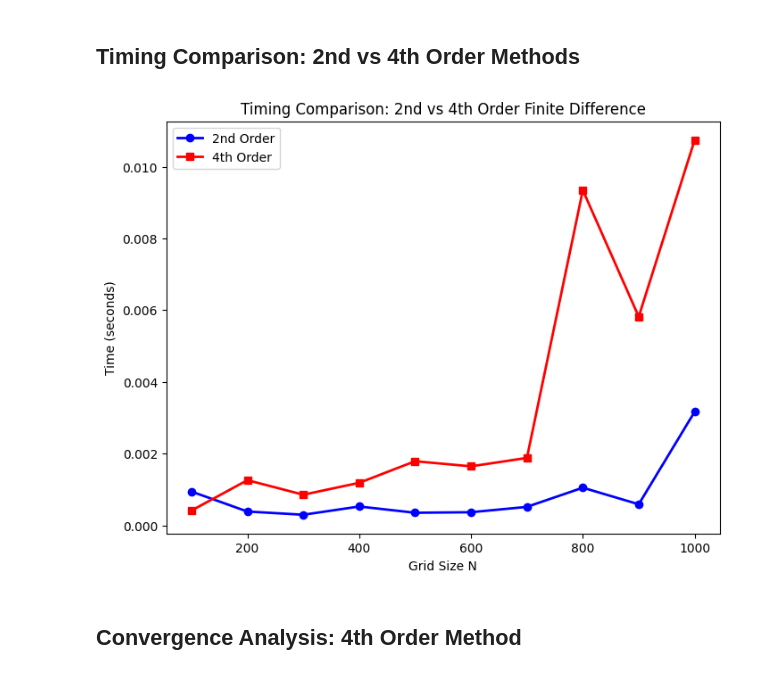
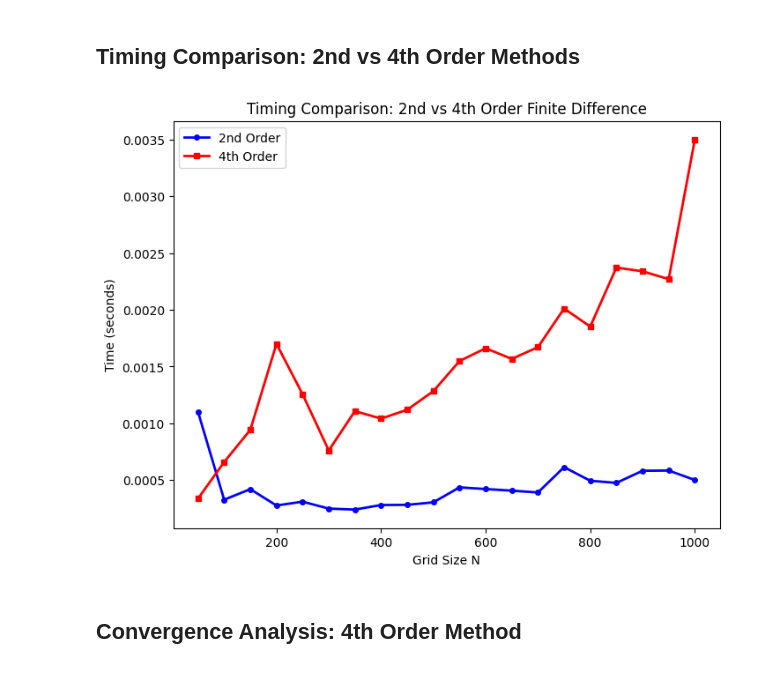
Before and after one commit to hillerj1/Thesis, a Jupyter notebook: fd4_QSHO_clean.ipynb, the cells around one changed output. Saved outputs shown, nothing was run; the diff lists cells and outputs as text; code cells hidden in the pictures.

```diff
--- a/fd4_QSHO_clean.ipynb
+++ b/fd4_QSHO_clean.ipynb
@@ -152,37 +171,37 @@ import time
 def timing_hamiltonian_2nd(N):
     def V(x): return 0.5 * x**2
     x_left, x_right = -5.0, 5.0
     start = time.time()
     H = hamiltonian(V, x_left, x_right, N)
     end = time.time()
     return end - start
 
 def timing_hamiltonian_4th(N):
     def V(x): return 0.5 * x**2
     x_left, x_right = -5.0, 5.0
     start = time.time()
     H = hamiltonian_4th(V, x_left, x_right, N)
     end = time.time()
     return end - start
 
-N_values = np.arange(100, 1001, 100)
+N_values = np.arange(50, 1001, 50)
 timing_2nd = []
 timing_4th = []
 
 for N in N_values:
     timing_2nd.append(timing_hamiltonian_2nd(N))
     timing_4th.append(timing_hamiltonian_4th(N))
 
 plt.figure(figsize=(8, 6))
-plt.plot(N_values, timing_2nd, 'b-o', label='2nd Order', linewidth=2, markersize=6)
-plt.plot(N_values, timing_4th, 'r-s', label='4th Order', linewidth=2, markersize=6)
+plt.plot(N_values, timing_2nd, 'b-o', label='2nd Order', linewidth=2, markersize=4)
+plt.plot(N_values, timing_4th, 'r-s', label='4th Order', linewidth=2, markersize=4)
 plt.xlabel('Grid Size N')
 plt.ylabel('Time (seconds)')
 plt.title('Timing Comparison: 2nd vs 4th Order Finite Difference')
 plt.legend()
 plt.show()
 # %% [output]
-[figure, old version]
+[figure, new version]
 # %% [markdown]
 ## Convergence Analysis: 4th Order Method
 # %%
```
Also changed, not shown: parts of 2 cells of this notebook, 1 other file.
